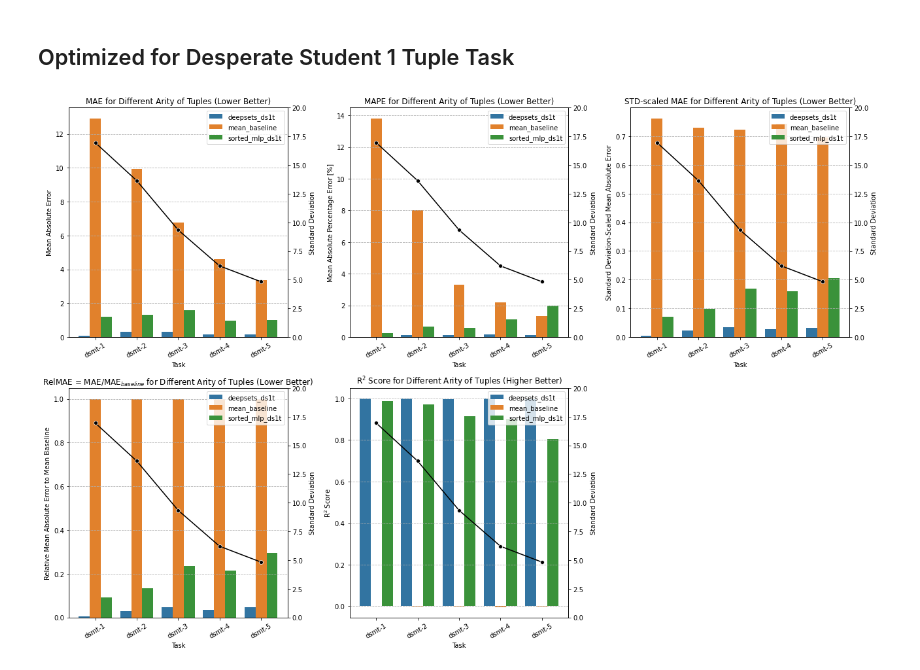
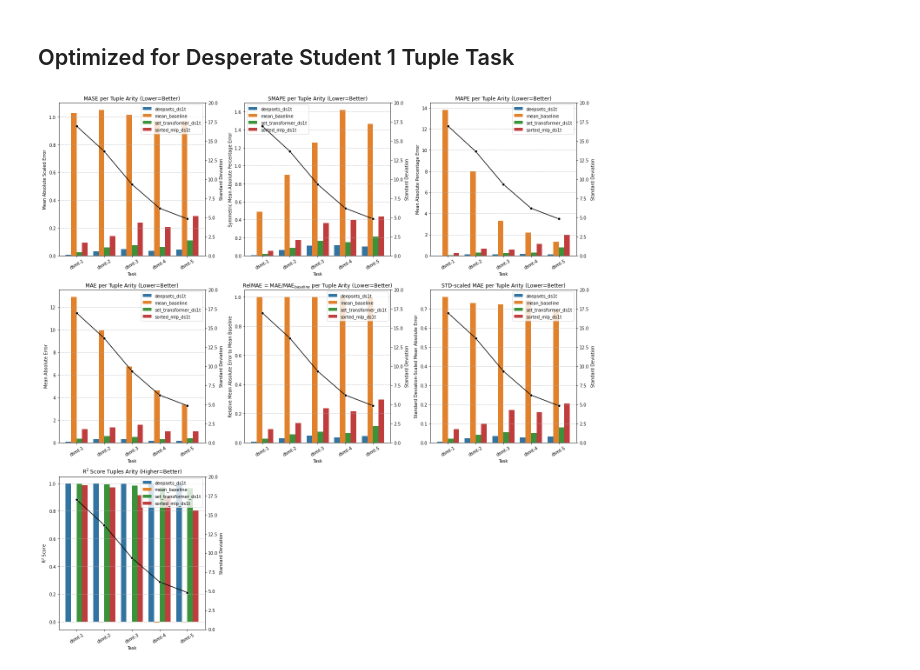
Before and after one commit to ischi09/Distributed-Systems-Lab-, a Jupyter notebook: analysis/desperate-student-m-tuple/desperate-student-m-tuple.ipynb, the cells around one changed output. Drawn from its saved outputs; the diff is of its cells as text; code cells hidden in the pictures.

Commit message:
Updating Desperate Student task analysis.

```diff
--- a/analysis/desperate-student-m-tuple/desperate-student-m-tuple.ipynb
+++ b/analysis/desperate-student-m-tuple/desperate-student-m-tuple.ipynb
@@ -230,7 +235,9 @@ MODELS = [
     "mean_baseline",
     "deepsets_ds1t",
     "sorted_mlp_ds1t",
+    "set_transformer_ds1t"
 ]
+exclude_baseline_plot = False
 
 results = pd.read_csv("desperate-student-m-tuple-optim-results.csv")
 
@@ -245,6 +252,8 @@ results = results.rename(
         "test_mae": "mae",
         "test_r2": "r2",
         "test_mape": "mape",
+        "test_smape": "smape",
+        "test_mase": "mase",
         "random_seed": "seed",
     }
 )
@@ -277,66 +286,90 @@ results["rel_mae"] = relative_mae(results, baseline_model="mean_baseline")
 # Plotting #
 ############
 
-_, axes = plt.subplots(2, 3, figsize=(18,12))
+# Exclude mean_baseline for plotting if required.
+if exclude_baseline_plot:
+    results = results[results["model"] != "mean_baseline"]
+
+fig, axes = plt.subplots(3, 3, figsize=(18,18))
+fig.set_facecolor("white")
 
 plot_bars_with_std(
-    title="MAE for Different Arity of Tuples (Lower Better)",
+    title="MASE per Tuple Arity (Lower=Better)",
     x=PlotableSequence("Task", results["task"]),
-    y=PlotableSequence("Mean Absolute Error", results["mae"]),
+    y=PlotableSequence("Mean Absolute Scaled Error", results["mase"]),
     models=results["model"],
     std=PlotableSequence("Standard Deviation", results["std"], (0.0, 20.0)),
     ax=axes[0, 0]
 )
 
 plot_bars_with_std(
-    title="MAPE for Different Arity of Tuples (Lower Better)",
+    title="SMAPE per Tuple Arity (Lower=Better)",
     x=PlotableSequence("Task", results["task"]),
-    y=PlotableSequence("Mean Absolute Percentage Error [%]", results["mape"]),
+    y=PlotableSequence("Symmetric Mean Absolute Percentage Error", results["smape"]),
     models=results["model"],
     std=PlotableSequence("Standard Deviation", results["std"], (0.0, 20.0)),
     ax=axes[0, 1]
 )
 
 plot_bars_with_std(
-    title="STD-scaled MAE for Different Arity of Tuples (Lower Better)",
+    title="MAPE per Tuple Arity (Lower=Better)",
     x=PlotableSequence("Task", results["task"]),
-    y=PlotableSequence("Standard Deviation-Scaled Mean Absolute Error", results["std_scaled_mae"]),
+    y=PlotableSequence("Mean Absolute Percentage Error", results["mape"]),
     models=results["model"],
     std=PlotableSequence("Standard Deviation", results["std"], (0.0, 20.0)),
     ax=axes[0, 2]
 )
 
 plot_bars_with_std(
-    title="RelMAE = MAE/MAE$_{baseline}$ for Different Arity of Tuples (Lower Better)",
+    title="MAE per Tuple Arity (Lower=Better)",
     x=PlotableSequence("Task", results["task"]),
-    y=PlotableSequence("Relative Mean Absolute Error to Mean Baseline", results["rel_mae"]),
+    y=PlotableSequence("Mean Absolute Error", results["mae"]),
     models=results["model"],
     std=PlotableSequence("Standard Deviation", results["std"], (0.0, 20.0)),
     ax=axes[1, 0]
 )
 
 plot_bars_with_std(
-    title="R$^2$ Score for Different Arity of Tuples (Higher Better)",
+    title="RelMAE = MAE/MAE$_{baseline}$ per Tuple Arity (Lower=Better)",
+    x=PlotableSequence("Task", results["task"]),
+    y=PlotableSequence("Relative Mean Absolute Error to Mean Baseline", results["rel_mae"]),
+    models=results["model"],
+    std=PlotableSequence("Standard Deviation", results["std"], (0.0, 20.0)),
+    ax=axes[1, 1]
+)
+
+plot_bars_with_std(
+    title="STD-scaled MAE per Tuple Arity (Lower=Better)",
+    x=PlotableSequence("Task", results["task"]),
+    y=PlotableSequence("Standard Deviation-Scaled Mean Absolute Error", results["std_scaled_mae"]),
+    models=results["model"],
+    std=PlotableSequence("Standard Deviation", results["std"], (0.0, 20.0)),
+    ax=axes[1, 2]
+)
+
+plot_bars_with_std(
+    title="R$^2$ Score Tuples Arity (Higher=Better)",
     x=PlotableSequence("Task", results["task"]),
     y=PlotableSequence("R$^2$ Score", results["r2"]),
     models=results["model"],
     std=PlotableSequence("Standard Deviation", results["std"], (0.0, 20.0)),
-    ax=axes[1, 1]
+    ax=axes[2, 0]
 )
 
 # N.B.: Issue with degrees of freedom in the chosen models.
 # plot_bars_with_std(
 #     title="Adjusted R$^2$ Score for Different Arity of Tuples (Higher Better)",
 #     x=PlotableSequence("Task", results["task"]),
 #     y=PlotableSequence("R$^2$ Score", results["adjusted_r2"]),
 #     models=results["model"],
 #     std=PlotableSequence("Standard Deviation", results["std"], (0.0, 20.0)),
 #     ax=axes[1][1]
 # )
 
-axes[1, 2].set_axis_off()
+axes[2, 1].set_axis_off()
+axes[2, 2].set_axis_off()
 
 plt.tight_layout()
 plt.show()
 # %% [output]
-[figure, old version]
+[figure, new version]
```
Also changed, not shown: parts of 1 cell of this notebook, 1 other file.
